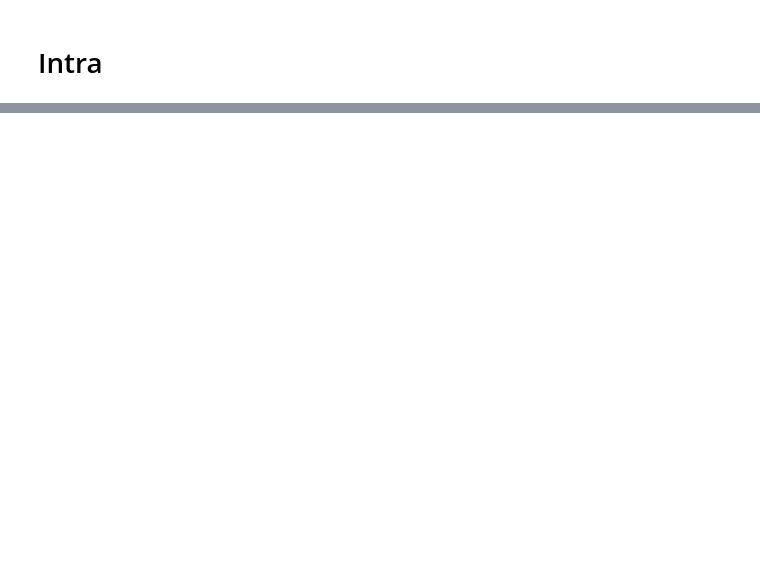
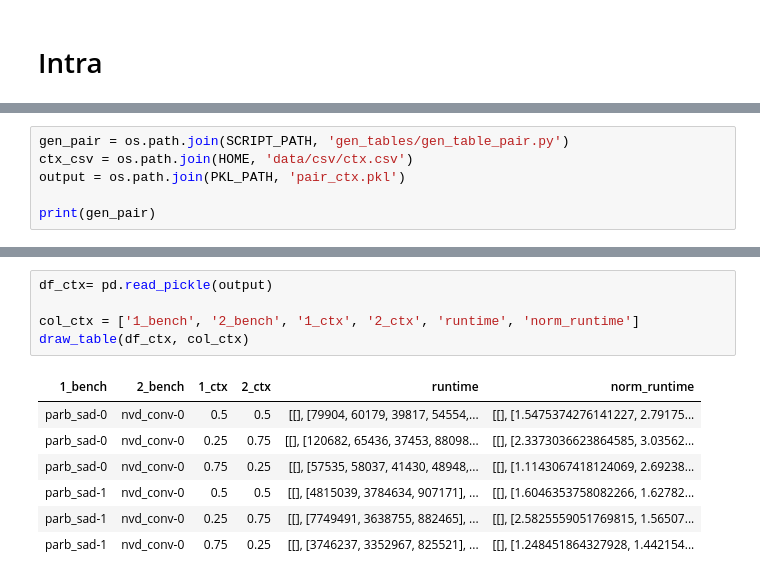
Before and after one commit to UofT-EcoSystem/GPU-Virtualization-Benchmarks, a Jupyter notebook: util/data/notebooks/View_Multi_Kernel.ipynb, the cells around one changed output, grey strips where cells are left out. Drawn from its saved outputs; the diff is of its cells as text; blank space fills up the shorter version.

```diff
--- a/util/data/notebooks/View_Multi_Kernel.ipynb
+++ b/util/data/notebooks/View_Multi_Kernel.ipynb
@@ -186,0 +180,6 @@ Index(['index', 'pair_str_x', 'config_x', 'gpusim_version_x', 'jobId_x',
+# %%
+gen_pair = os.path.join(SCRIPT_PATH, 'gen_tables/gen_table_pair.py')
+ctx_csv = os.path.join(HOME, 'data/csv/ctx.csv')
+output = os.path.join(PKL_PATH, 'pair_ctx.pkl')
+
+print(gen_pair)
@@ -186,0 +199,13 @@ Index(['index', 'pair_str_x', 'config_x', 'gpusim_version_x', 'jobId_x',
+# %%
+df_ctx= pd.read_pickle(output)
+
+col_ctx = ['1_bench', '2_bench', '1_ctx', '2_ctx', 'runtime', 'norm_runtime']
+draw_table(df_ctx, col_ctx)
+# %% [output]
+| 1_bench | 2_bench | 1_ctx | 2_ctx | runtime | norm_runtime |
+| parb_sad-0 | nvd_conv-0 | 0.5 | 0.5 | [[], [79904, 60179, 39817, 54554,... | [[], [1.5475374276141227, 2.79175... |
+| parb_sad-0 | nvd_conv-0 | 0.25 | 0.75 | [[], [120682, 65436, 37453, 88098... | [[], [2.3373036623864585, 3.03562... |
+| parb_sad-0 | nvd_conv-0 | 0.75 | 0.25 | [[], [57535, 58037, 41430, 48948,... | [[], [1.1143067418124069, 2.69238... |
+| parb_sad-1 | nvd_conv-0 | 0.5 | 0.5 | [[], [4815039, 3784634, 907171], ... | [[], [1.6046353758082266, 1.62782... |
+| parb_sad-1 | nvd_conv-0 | 0.25 | 0.75 | [[], [7749491, 3638755, 882465], ... | [[], [2.5825559051769815, 1.56507... |
+| parb_sad-1 | nvd_conv-0 | 0.75 | 0.25 | [[], [3746237, 3352967, 825521], ... | [[], [1.248451864327928, 1.442154... |
```
Also changed, not shown: parts of 11 cells of this notebook, 4 other files.
